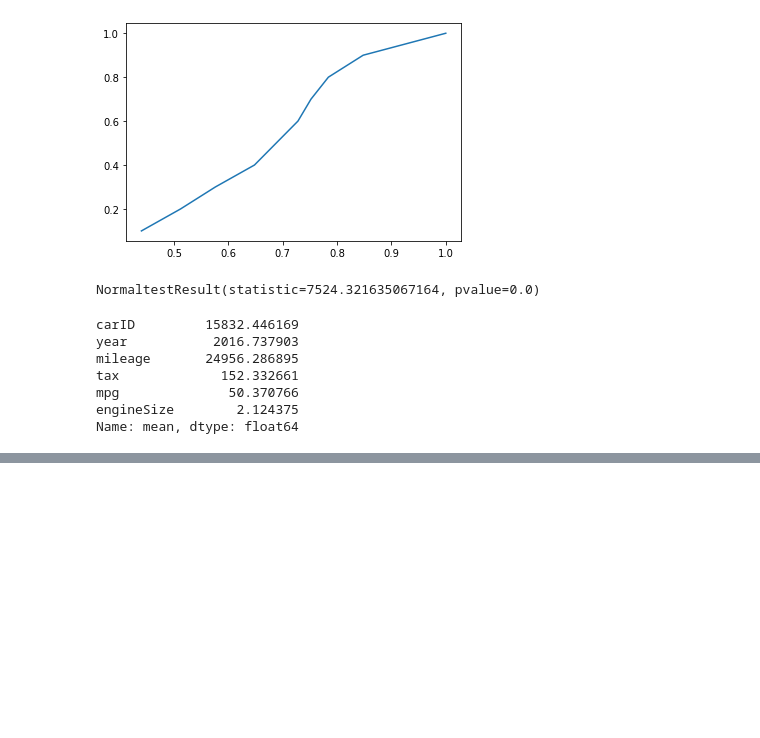
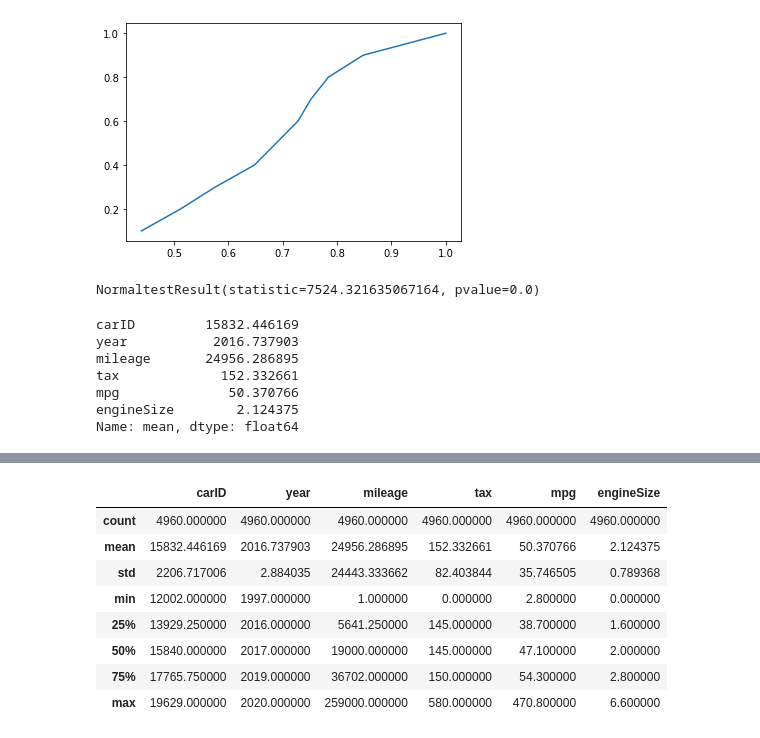
Before and after one commit to erdemsirel/sklearn_data_validation, a Jupyter notebook: sklearn_data_validation/test.ipynb, the cells around one changed output, grey strips where cells are left out. Drawn from its saved outputs; the diff is of its cells as text; code cells hidden in the pictures; blank space fills up the shorter version.

```diff
--- a/sklearn_data_validation/test.ipynb
+++ b/sklearn_data_validation/test.ipynb
@@ -53,0 +85,12 @@ def test_mean(mean, ref_mean, ref_std, z_threshold=3):
+# %%
+X_train.describe()
+# %% [output]
+|  | carID | year | mileage | tax | mpg | engineSize |
+| count | 4960.000000 | 4960.000000 | 4960.000000 | 4960.000000 | 4960.000000 | 4960.000000 |
+| mean | 15832.446169 | 2016.737903 | 24956.286895 | 152.332661 | 50.370766 | 2.124375 |
+| std | 2206.717006 | 2.884035 | 24443.333662 | 82.403844 | 35.746505 | 0.789368 |
+| min | 12002.000000 | 1997.000000 | 1.000000 | 0.000000 | 2.800000 | 0.000000 |
+| 25% | 13929.250000 | 2016.000000 | 5641.250000 | 145.000000 | 38.700000 | 1.600000 |
+| 50% | 15840.000000 | 2017.000000 | 19000.000000 | 145.000000 | 47.100000 | 2.000000 |
+| 75% | 17765.750000 | 2019.000000 | 36702.000000 | 150.000000 | 54.300000 | 2.800000 |
+| max | 19629.000000 | 2020.000000 | 259000.000000 | 580.000000 | 470.800000 | 6.600000 |
```
Also changed, not shown: parts of 23 cells of this notebook, 1 other file.
